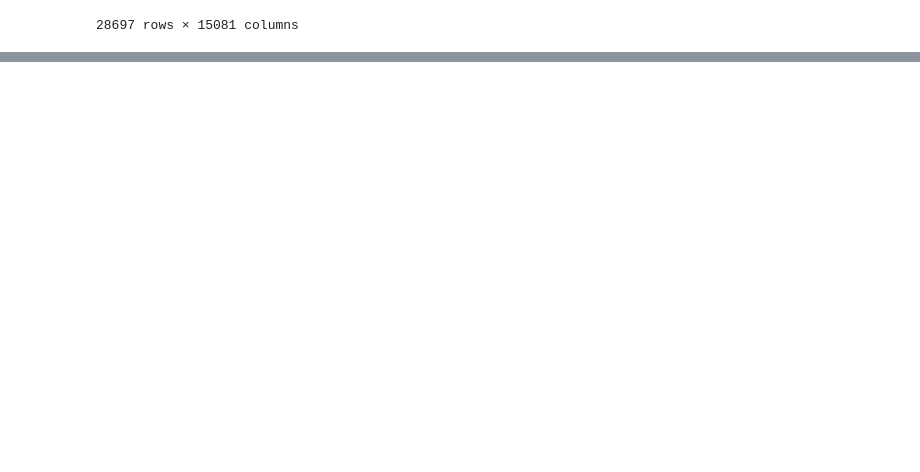
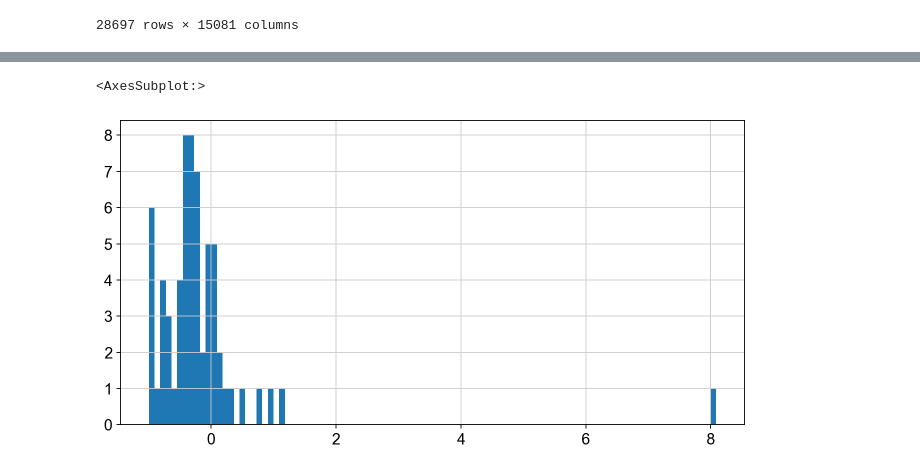
Before and after one commit to chesterkv/TCell-Challenge, a Jupyter notebook: src/knockout effect.ipynb, the cells around one changed output, grey strips where cells are left out. Saved outputs shown, nothing was run; the diff lists cells and outputs as text; code cells hidden in the pictures; blank space fills up the shorter version.

```diff
--- a/src/knockout effect.ipynb
+++ b/src/knockout effect.ipynb
@@ -63,0 +94,6 @@ df
+# %%
+# distribution of relative effect
+effect['rel_effect'].hist(bins=100, figsize=(10, 5))
+# %% [output]
+<AxesSubplot:>
+[figure, added]
```
Also changed, not shown: parts of 13 cells of this notebook, 2 other files.
